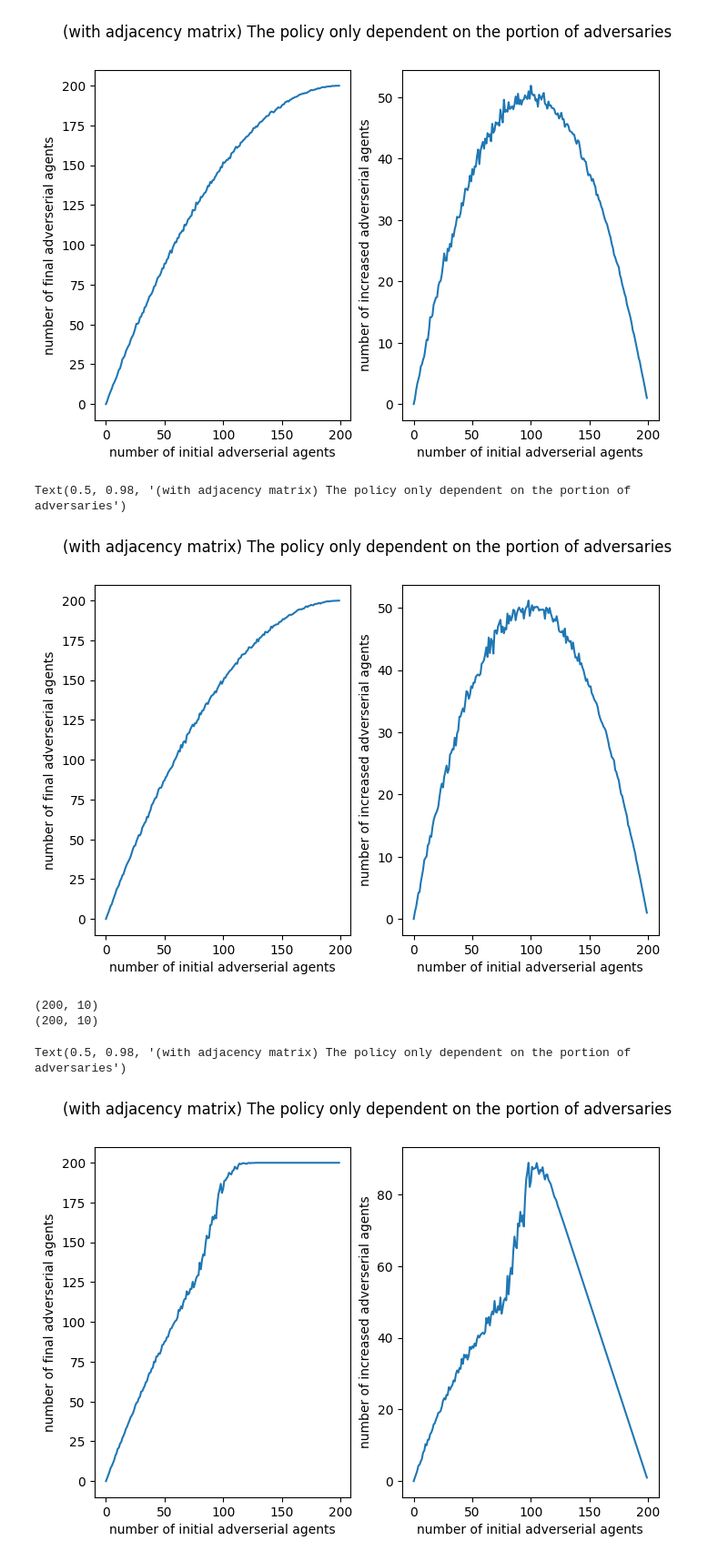
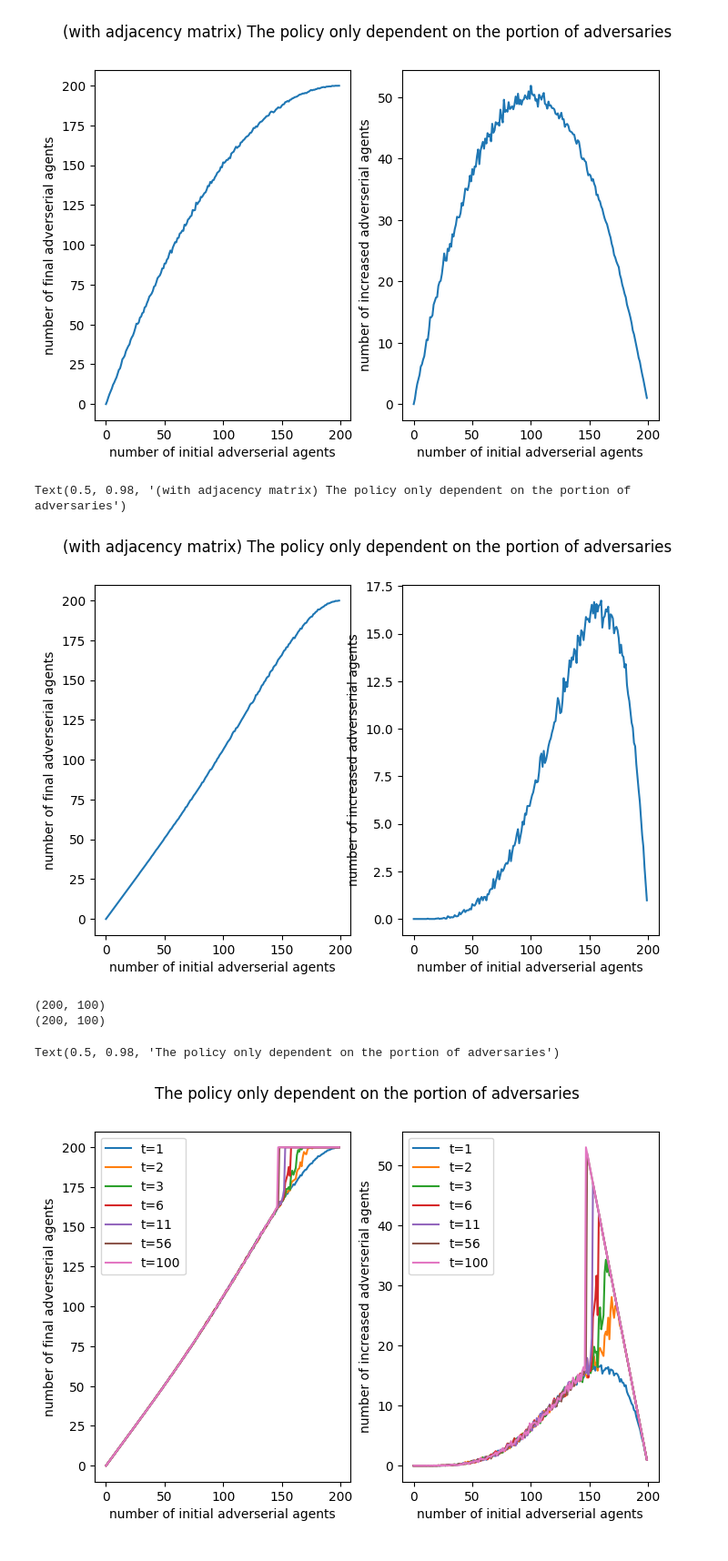
Before and after one commit to zhiting622/multiagent-simulation, a Jupyter notebook: simulation_with_adjacency.ipynb, the cells around one changed output. Shown at 91% size. Cells and saved outputs as stored; diff of their text form; code cells hidden in the pictures.

Commit message:
plots finished

```diff
--- a/simulation_with_adjacency.ipynb
+++ b/simulation_with_adjacency.ipynb
@@ -11,7 +11,7 @@ import networkx as nx
 brown = 0
 purple = 1
 
-time_steps = 10
+time_steps = 100
 num_agents = 200
 monte_carlo = 50
 random_seed = 1
@@ -192,7 +192,7 @@ for num_adv in range(num_agents):
         current_purple_carlo = 0
         for iter in range(monte_carlo):
             current_states, current_purple, increased_purple = simulation(num_agents=num_agents, depends_on_past_states=True,past_states=prev_states,
-                                                                        func=linear, impacted_by_portion=True, confidence=None, impact_from_others=adjacency, cost_of_state=None)
+                                                                        func=None, impacted_by_portion=True, confidence=None, impact_from_others=adjacency, cost_of_state=None)
             if iter == 0:
                 current_states_carlo =  np.copy(current_states)
             else:
@@ -208,7 +208,6 @@ for num_adv in range(num_agents):
         num_purple.append(current_purple)
 
         num_increase.append(increased_purple)
-        num_portion.append((sum(current_states) - num_adv) / (sum(past_states)+0.001))
 
         prev_states = current_states
 
@@ -233,27 +232,37 @@ plt.ylabel("number of increased adverserial agents")
 plt.suptitle('(with adjacency matrix) The policy only dependent on the portion of adversaries')
 # %% [output]
 Text(0.5, 0.98, '(with adjacency matrix) The policy only dependent on the portion of adversaries')
-[figure, old version]
+[figure, new version]
 # %%
 print(num_purple_time.shape)
 print(num_increase_time.shape)
 # %% [output]
-(200, 10)
-(200, 10)
+(200, 100)
+(200, 100)
 # %%
 plt.subplots(1, 2, figsize=(8, 5))
+legends = []
+times_to_plot = [0, 1, 2, 5, 10, 55, 99]
 
 ax = plt.subplot(1,2,1)
-plt.plot(nums, num_purple_time[:, 1])
+for time in range(time_steps):
+    if time in times_to_plot:
+        plt.plot(nums, num_purple_time[:, time])
+        legend = 't='+ str(time+1)
+        legends.append(legend)
 plt.xlabel("number of initial adverserial agents")
 plt.ylabel("number of final adverserial agents")
+plt.legend(legends)
 
 ax = plt.subplot(1,2,2)
-plt.plot(nums, num_increase_time[:, 1])
+for time in range(time_steps):
+    if time in times_to_plot:
+        plt.plot(nums, num_increase_time[:, time])
 plt.xlabel("number of initial adverserial agents")
 plt.ylabel("number of increased adverserial agents")
+plt.legend(legends)
 
-plt.suptitle('(with adjacency matrix) The policy only dependent on the portion of adversaries')
+plt.suptitle('The policy only dependent on the portion of adversaries')
 # %% [output]
-Text(0.5, 0.98, '(with adjacency matrix) The policy only dependent on the portion of adversaries')
+Text(0.5, 0.98, 'The policy only dependent on the portion of adversaries')
-[figure, old version]
+[figure, new version]
```
Also changed, not shown: parts of 8 cells of this notebook, 1 other file.
